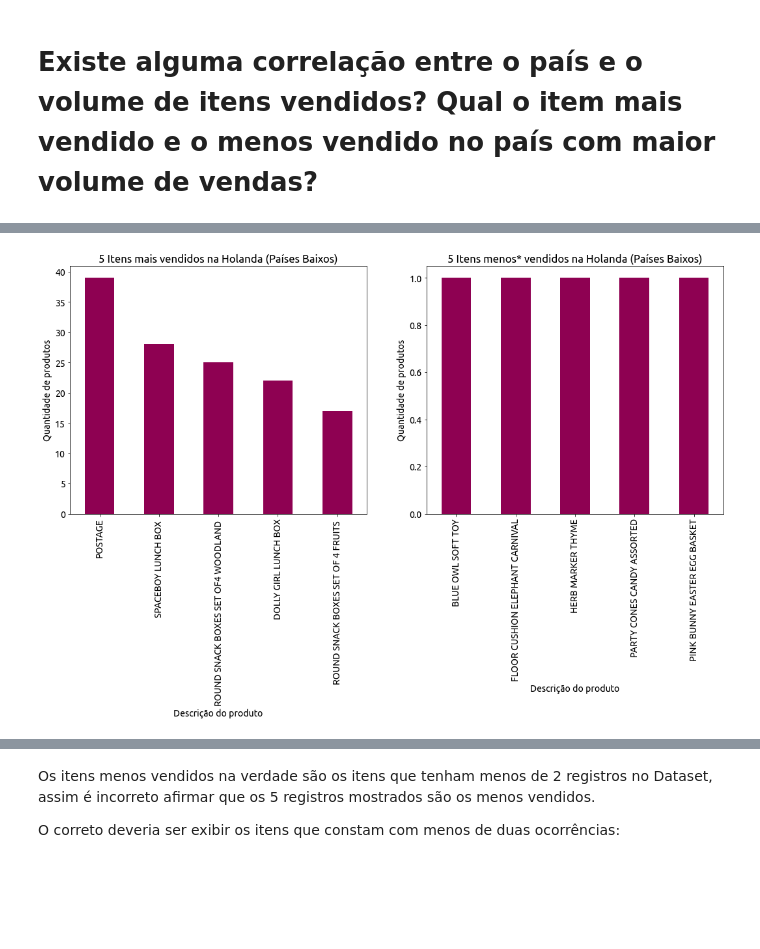
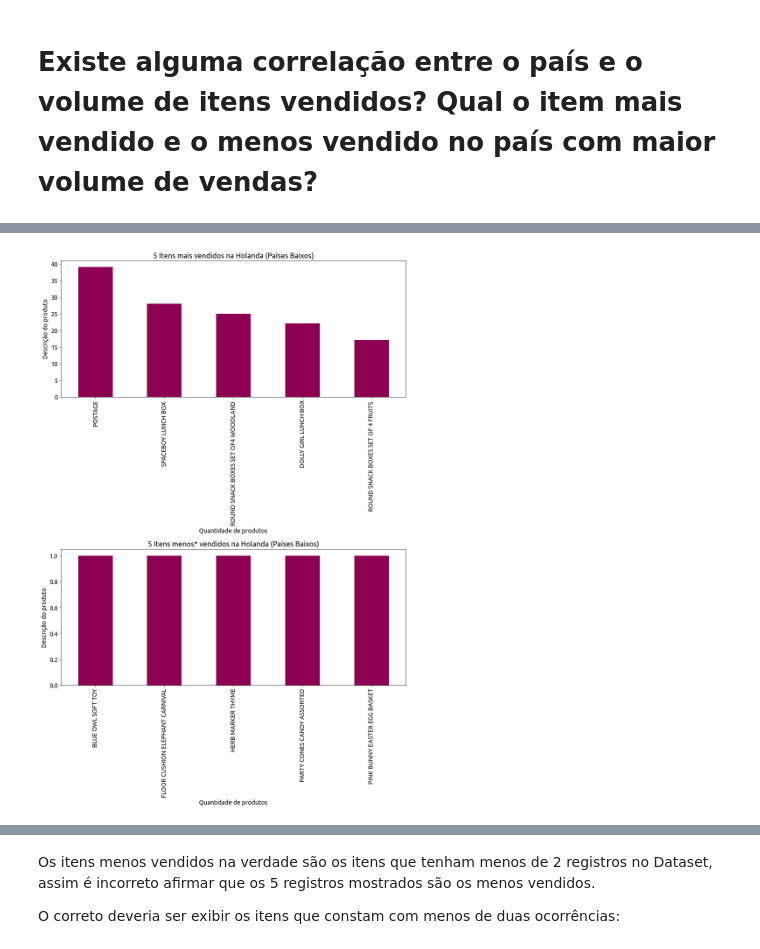
Before and after one commit to pesadaum/teste-estagio-bagy, a Jupyter notebook: teste_bagy.ipynb, the cells around one changed output, grey strips where cells are left out. Cells and saved outputs as stored; diff of their text form; code cells hidden in the pictures; blank space fills up the shorter version.

```diff
--- a/teste_bagy.ipynb
+++ b/teste_bagy.ipynb
@@ -285,26 +277,3 @@ ax[1].set_xlim([-500, 500])
 plt.show()
 # %% [output]
 [figure]
-# %%
-f, ax = plt.subplots(ncols=2, figsize=(18, 7))
-df['Income'].value_counts().plot(ax=ax[0], cmap='PiYG')
-df['Income'].value_counts().plot(ax=ax[1], cmap='PiYG')
-
-for a in ax.flat:
-    a.set(
-        xlabel='Contagem de valores',
-        ylabel='Valores de receita'
-    )
-
-ax[0].set(
-    title='Contagem dos valores'
-)
-
-ax[1].set(ylim=[0.9, 2.1])
-
-
-ax[1].set(
-    title='Zoom na contagem dos valores'
-)
-
-plt.show()
@@ -367,22 +361,22 @@ df['Description'].value_counts().sort_values(ascending=False)[
 # %%
-f, ax = plt.subplots(ncols=2, figsize=(18, 7))
+f, ax = plt.subplots(nrows=2, figsize=(12, 18))
 
 nether_values = df[df['Country'] == 'Netherlands'].loc[:,
                                                        'Description'].value_counts().sort_values(ascending=False)
 
 nether_values[:5].plot.bar(ax=ax[0], cmap='PiYG')
 nether_values[-5:].plot.bar(ax=ax[1], cmap='PiYG')
 
 ax[0].set_title('5 Itens mais vendidos na Holanda (Países Baixos)')
 ax[1].set_title('5 Itens menos* vendidos na Holanda (Países Baixos)')
 
 for a in ax.flat:
     a.set(
-        xlabel='Descrição do produto',
-        ylabel='Quantidade de produtos'
-    )
+        ylabel='Descrição do produto',
+        xlabel='Quantidade de produtos')
 
-
+f.tight_layout()
+f.savefig('./doc/fig/itens_mais_holanda.pdf')
 plt.show()
 # %% [output]
-[figure, old version]
+[figure, new version]
```
Also changed, not shown: parts of 25 cells of this notebook, 3 other files.
